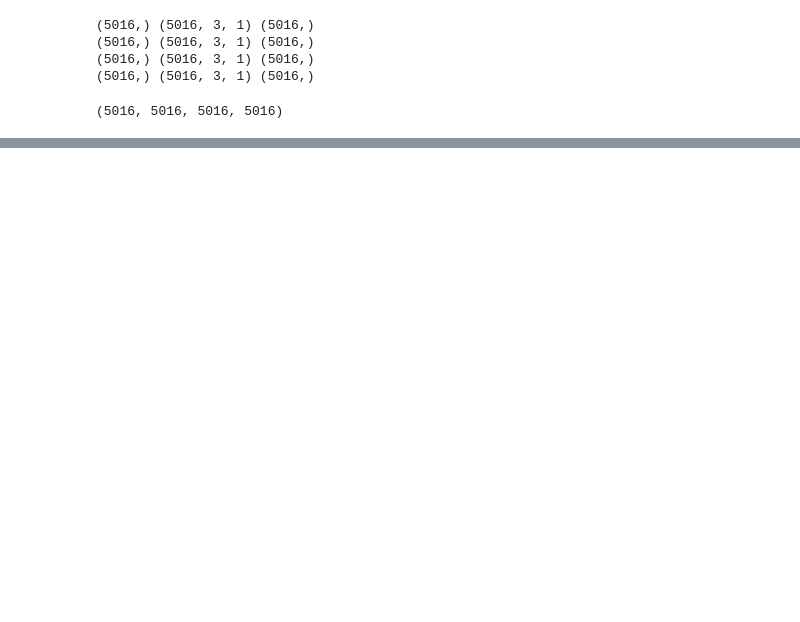
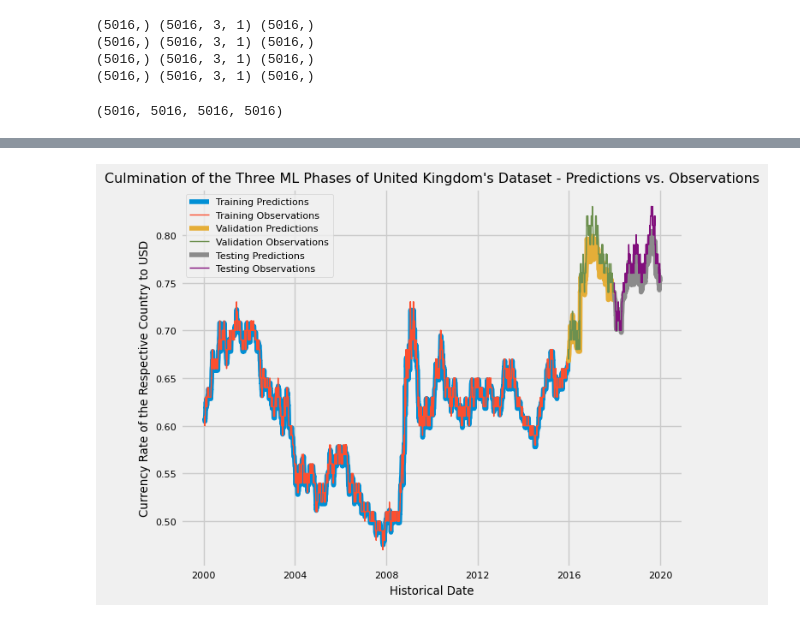
Before and after one commit to AndrewTran03/CS5805-ML1-FinalProject, a Jupyter notebook: International-Foreign-Exchange-Rates-Predictor-Blog-Post/index.ipynb, the cells around one changed output, grey strips where cells are left out. Saved outputs shown, nothing was run; the diff lists cells and outputs as text; code cells hidden in the pictures; blank space fills up the shorter version.

```diff
--- a/International-Foreign-Exchange-Rates-Predictor-Blog-Post/index.ipynb
+++ b/International-Foreign-Exchange-Rates-Predictor-Blog-Post/index.ipynb
@@ -954,0 +793,24 @@ plt.show()
+# %%
+# Plotting United Kingdom's observational (reference) data with the predictions
+# of its ML Model (as a way to visually inspect the effectiveness of the model)
+plt.plot(dates_united_kingdom_train, united_kingdom_train_pred, linewidth=4)
+plt.plot(dates_united_kingdom_train, y_united_kingdom_train, linewidth=1)
+plt.plot(dates_united_kingdom_val, united_kingdom_val_pred, linewidth=4)
+plt.plot(dates_united_kingdom_val, y_united_kingdom_val, linewidth=1)
+plt.plot(dates_united_kingdom_test, united_kingdom_test_pred, linewidth=4)
+plt.plot(dates_united_kingdom_test, y_united_kingdom_test, linewidth=1)
+
+plt.legend(["Training Predictions",
+            "Training Observations",
+            "Validation Predictions",
+            "Validation Observations",
+            "Testing Predictions",
+            "Testing Observations"])
+plt.rcParams["font.size"] = 8
+plt.tight_layout()
+plt.xlabel("Historical Date")
+plt.ylabel("Currency Rate of the Respective Country to USD")
+plt.title("Culmination of the Three ML Phases of United Kingdom's Dataset - Predictions vs. Observations")
+plt.show()
+# %% [output]
+[figure, added]
```
Also changed, not shown: parts of 80 cells of this notebook, 53 other files.
